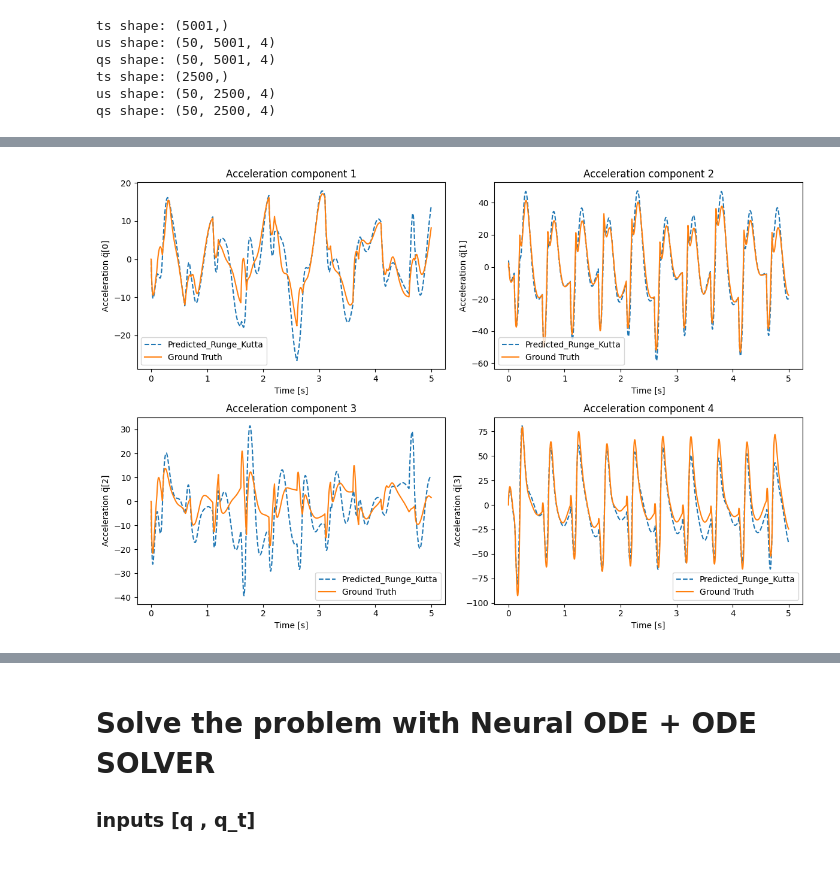
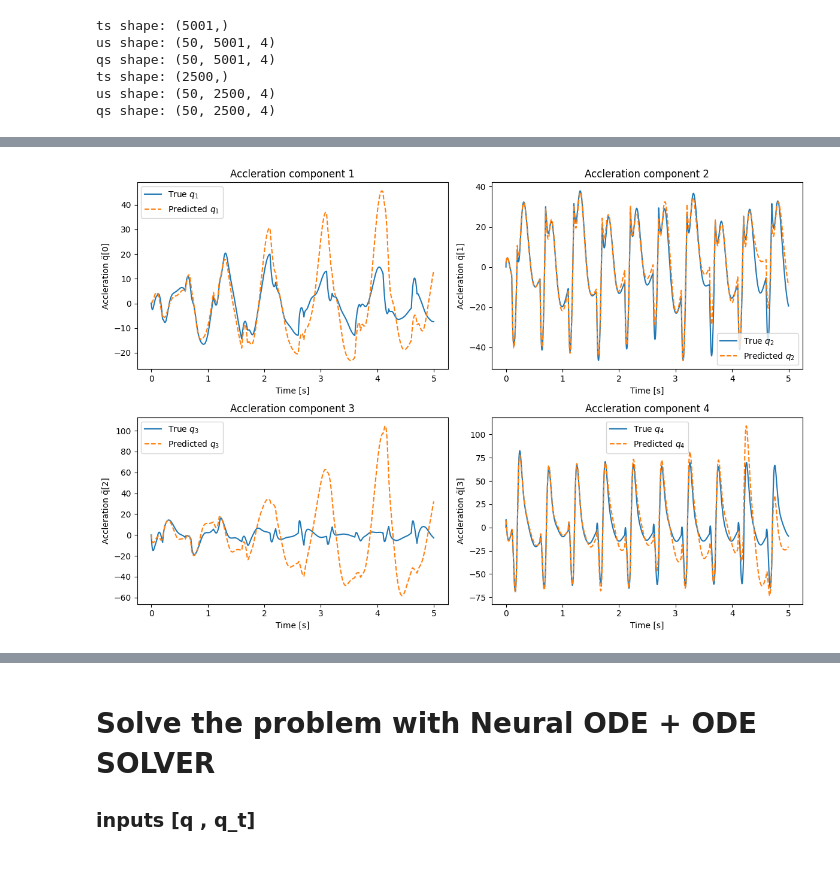
Before and after one commit to Drenderer/juggling_rewards, a Jupyter notebook: Robot_Nueral ODE.ipynb, the cells around one changed output, grey strips where cells are left out. Cells and saved outputs as stored; diff of their text form; code cells hidden in the pictures.

```diff
--- a/Robot_Nueral ODE.ipynb
+++ b/Robot_Nueral ODE.ipynb
@@ -250,0 +295,2 @@ Training took: 104.566651s
+# %%
+nn, losses,val_loss= train(nn, derivative_data_train,derivative_data_val, key=loader_key, steps=30000,print_every=500)
@@ -334,0 +388,7 @@ q_pred_rung = (q_pred_norm_rung * qs_std) +qs_mean
+# %%
+dt = t_scale[1] - t_scale[0]
+ys_pred_std , ys_t_pred_std , ys_tt_pred_std   = Runge_Kutta(nn, q0_std,q0_t_std,us_std_test,dt)
+# %%
+# DE-Standardization of prediction to compare with true test value
+q_pred = ys_pred_std * qs_std + qs_mean
+q_tt_pred = (ys_tt_pred_std *(qs_t_std**2)) / qs_std
@@ -334,0 +398,16 @@ q_pred_rung = (q_pred_norm_rung * qs_std) +qs_mean
+# %%
+import matplotlib.pyplot as plt
+
+fig, axs = plt.subplots(4, 1, figsize=(10, 8), sharex=True)
+
+for j in range(4):
+    axs[j].plot(ts[:], q_true[:, j], label=f"True $q_{j+1}$")
+    axs[j].plot(ts[:], q_pred[:, j], '--', label=f"Predicted $q_{j+1}$")
+    axs[j].set_ylabel(f"$q_{j+1}$")
+    axs[j].legend()
+    axs[j].grid(True)
+
+axs[-1].set_xlabel("Time [s]")
+fig.suptitle("Predicted vs. True Joint Positions", fontsize=14)
+plt.tight_layout()
+plt.show()
@@ -335,22 +416,17 @@ q_pred_rung = (q_pred_norm_rung * qs_std) +qs_mean
 # %%
-import matplotlib.pyplot as plt
-
-T= q_tt_pred_rung.shape[0]
-
-
 plt.figure(figsize=(12, 8))
 
-for dim in range(4):
-    plt.subplot(2, 2, dim+1)
-    #plt.plot(ts[:T], q_tt_pred_euler[:, dim], label="Predicted_Euler", linestyle='dashed')
-    plt.plot(ts[:T], q_tt_pred_rung[:, dim], label="Predicted_Runge_Kutta", linestyle='dashed')
-    plt.plot(ts[:T], qs_tt_test[i, :T, dim], label="Ground Truth")
+for j in range(4):
+    plt.subplot(2, 2, j+1)
+    plt.plot(ts[:], q_tt_true[:, j], label=f"True $q_{j+1}$")
+    plt.plot(ts[:], q_tt_pred[:, j], '--', label=f"Predicted $q_{j+1}$")
     plt.xlabel("Time [s]")
-    plt.ylabel(f"Acceleration q̈[{dim}]")
+    plt.ylabel(f"Accleration q̈[{j}]")
     plt.legend()
-    plt.title(f"Acceleration component {dim+1}")
+    plt.title(f"Accleration component {j+1}")
+
 
 plt.tight_layout()
 plt.show()
 # %% [output]
-[figure, old version]
+[figure, new version]
```
Also changed, not shown: parts of 43 cells of this notebook.
